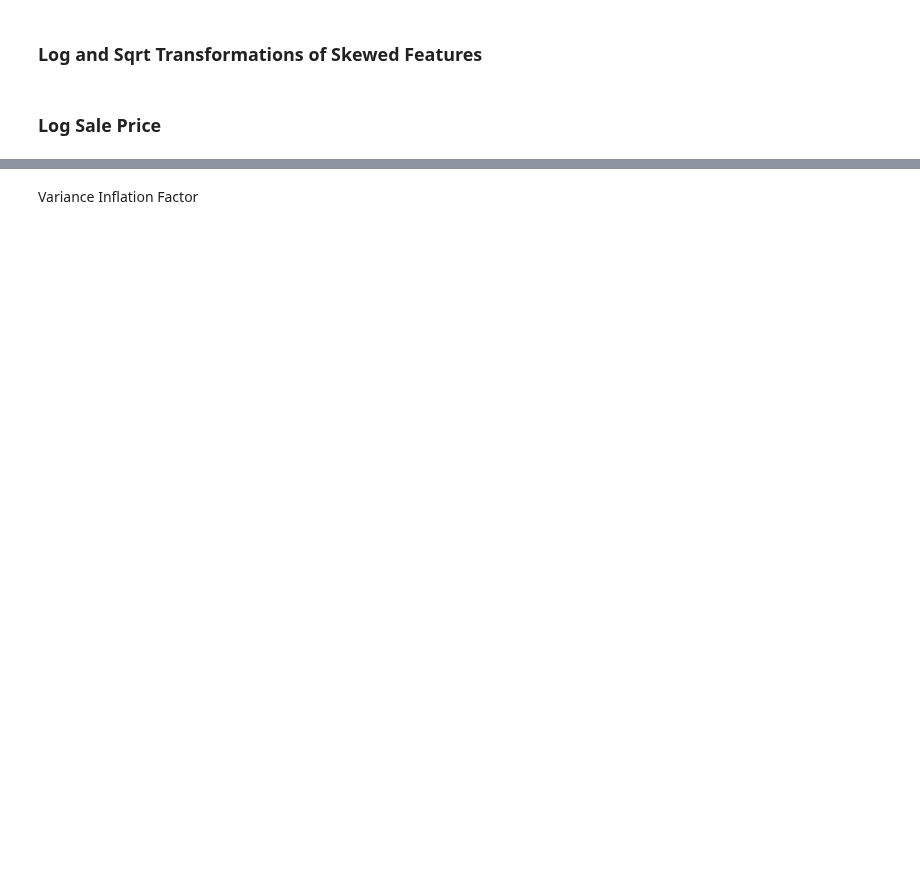
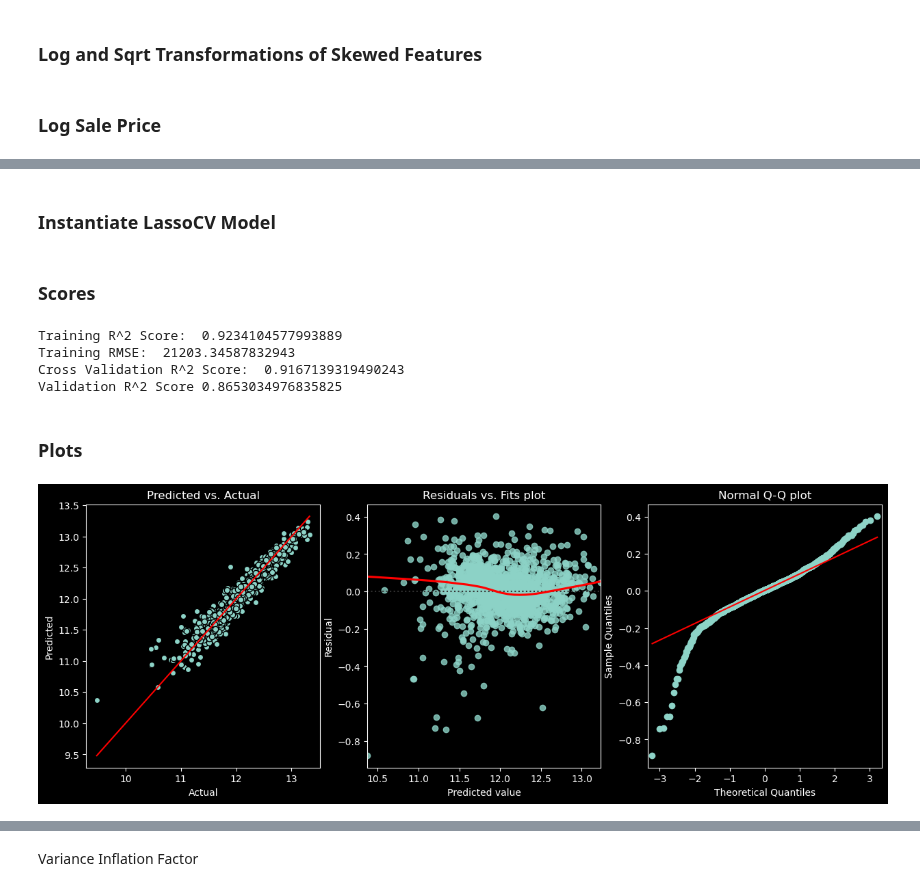
Before and after one commit to AlexSpradling/Home-Price-Prediction-in-Ames-IA, a Jupyter notebook: code/regression_model.ipynb, the cells around one changed output, grey strips where cells are left out. Drawn from its saved outputs; the diff is of its cells as text; code cells hidden in the pictures; blank space fills up the shorter version.

```diff
--- a/code/regression_model.ipynb
+++ b/code/regression_model.ipynb
@@ -27,13 +39,21 @@ correlative_factors = {k:v for k,v in correlative_factors.items() if v not in dr
+# %%
+poly_columns = ['lot_frontage', 'lot_area', 'gr_liv_area', 'overall_qual_cond']
+def poly_features(df):
+    for x in poly_columns:
+        df[x+'_poly'] = df[x]**2
+poly_features(house_train)
+poly_features(house_test)
 # %% [markdown]
 ### Log and Sqrt Transformations of Skewed Features
 # %%
 ### Feature Transformation
 
-sqrt_vars = ['gr_liv_area', 'total_bsmt_sf', 'house_age']
+sqrt_vars = ['total_bsmt_sf', 'house_age']
 for col in sqrt_vars:
     house_train[col] = np.sqrt(house_train[col])
     house_test[col] = np.sqrt(house_test[col])
-log_vars = ['lot_area', 'lot_frontage', 'land_house_ratio']
+
+log_vars = ['lot_area', 'gr_liv_area', 'land_house_ratio']
 for col in log_vars:
     house_train[col] = np.log(house_train[col])
     house_test[col] = np.log(house_test[col])
@@ -84,0 +83,2 @@ Fit Model
+# %% [markdown]
+### Instantiate LassoCV Model
@@ -84,0 +92,39 @@ Fit Model
+# %% [markdown]
+### Scores
+# %%
+def get_scores(model, standardize=True, log_price=False):
+
+    if standardize == True:
+        X_train_ = Xs_train
+        X_val_ = Xs_val
+    else:
+        X_train_ = X_train
+        X_val_ = X_val
+
+    if log_price == True:
+        var_preds = np.exp(preds)
+        var_y_train = np.exp(y_train)
+    else:
+        var_preds = preds
+        var_y_train = y_train
+
+    scores_1 = (cross_val_score(model, X_train_, y_train, cv = KFold(n_splits=5,
+                                                                 shuffle=True,
+                                                                 random_state=42)))
+    print('Training R^2 Score: ', model.score(X_train_, y_train))
+    print('Training RMSE: ', mean_squared_error(var_preds, var_y_train, squared = False))
+    print('Cross Validation R^2 Score: ', scores_1.mean())
+    print('Validation R^2 Score', model.score(X_val_, y_val))
+
+get_scores(mlr_lasso, standardize=True, log_price=log_flag)
+# %% [output]
+Training R^2 Score:  0.9234104577993889
+Training RMSE:  21203.34587832943
+Cross Validation R^2 Score:  0.9167139319490243
+Validation R^2 Score 0.8653034976835825
+# %% [markdown]
+### Plots
+# %%
+return_plot(preds, y_train, resid)
+# %% [output]
+[figure, added]
```
Also changed, not shown: parts of 52 cells of this notebook, 2 other files.
